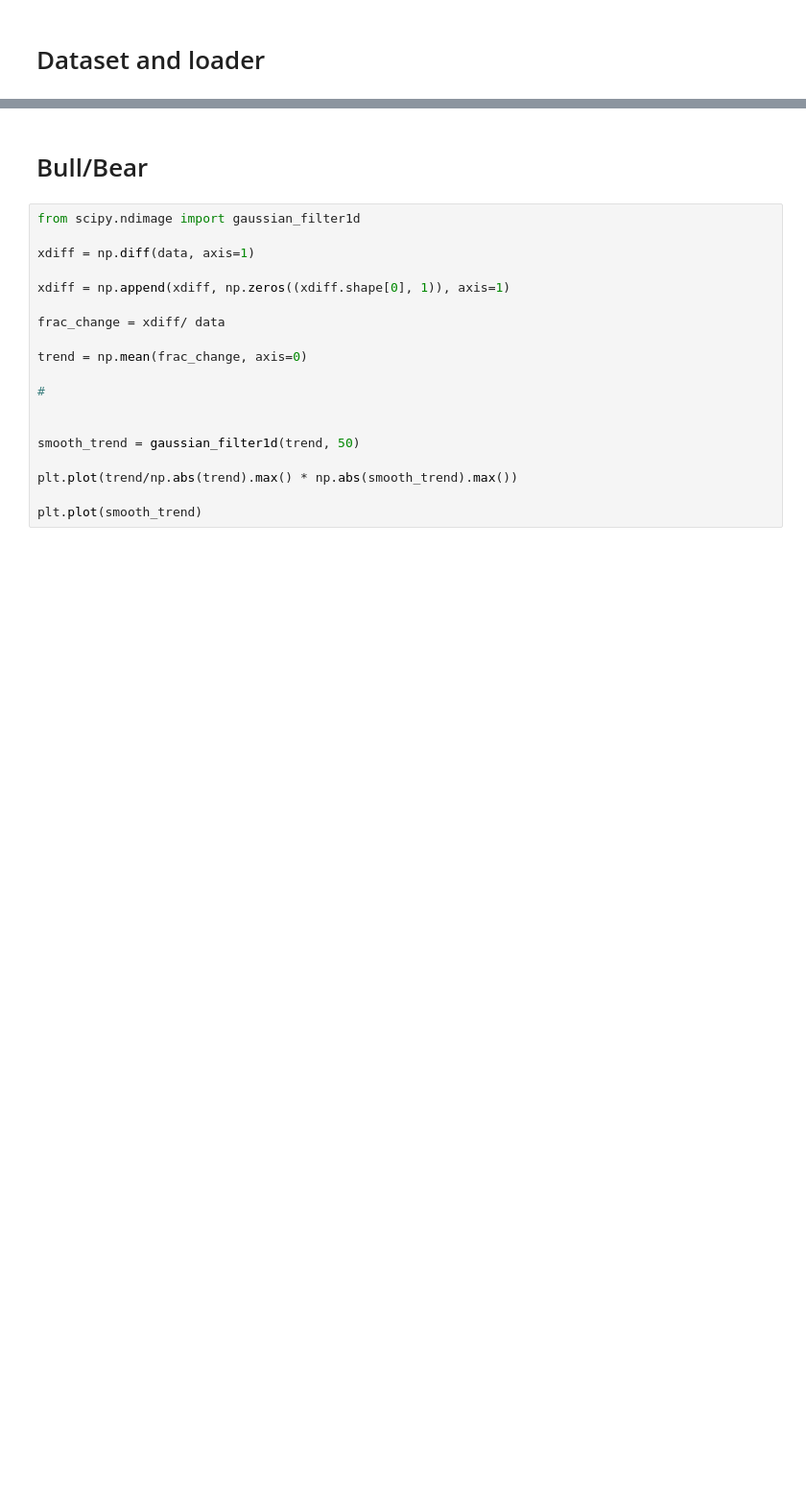
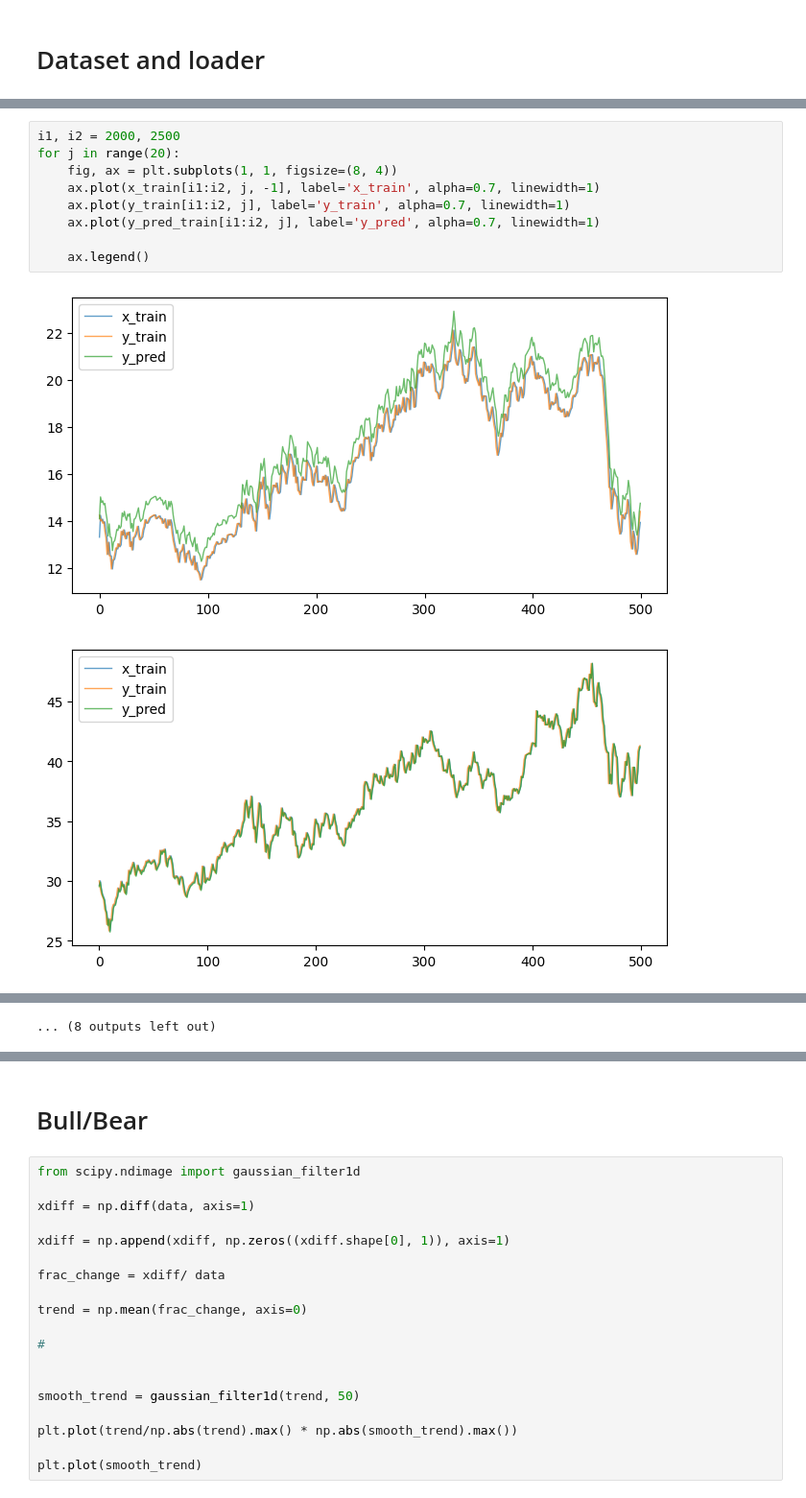
Before and after one commit to yyhhoi/yforseer, a Jupyter notebook: try.ipynb, the cells around one changed output, grey strips where cells are left out. Shown at 96% size. Saved outputs shown, nothing was run; the diff lists cells and outputs as text; blank space fills up the shorter version.

```diff
--- a/try.ipynb
+++ b/try.ipynb
@@ -140,0 +264,12 @@ print(perfect_trade_return)
+# %%
+i1, i2 = 2000, 2500
+for j in range(20):
+    fig, ax = plt.subplots(1, 1, figsize=(8, 4))
+    ax.plot(x_train[i1:i2, j, -1], label='x_train', alpha=0.7, linewidth=1)
+    ax.plot(y_train[i1:i2, j], label='y_train', alpha=0.7, linewidth=1)
+    ax.plot(y_pred_train[i1:i2, j], label='y_pred', alpha=0.7, linewidth=1)
+
+    ax.legend()
+# %% [output]
+[figure, added]
+[figure, added]
@@ -140,0 +286 @@ print(perfect_trade_return)
+... (8 outputs left out)
```
Also changed, not shown: parts of 28 cells of this notebook, 5 other files.
